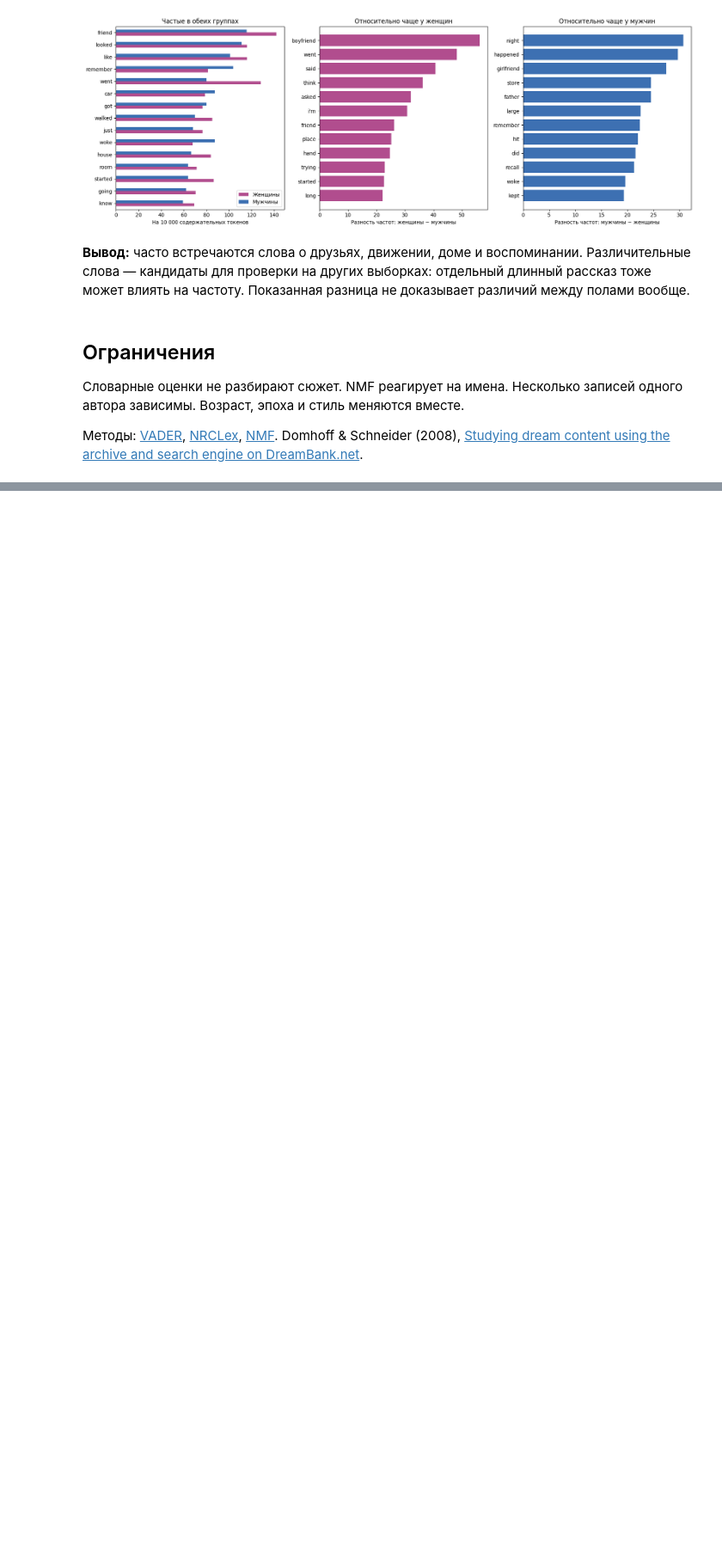
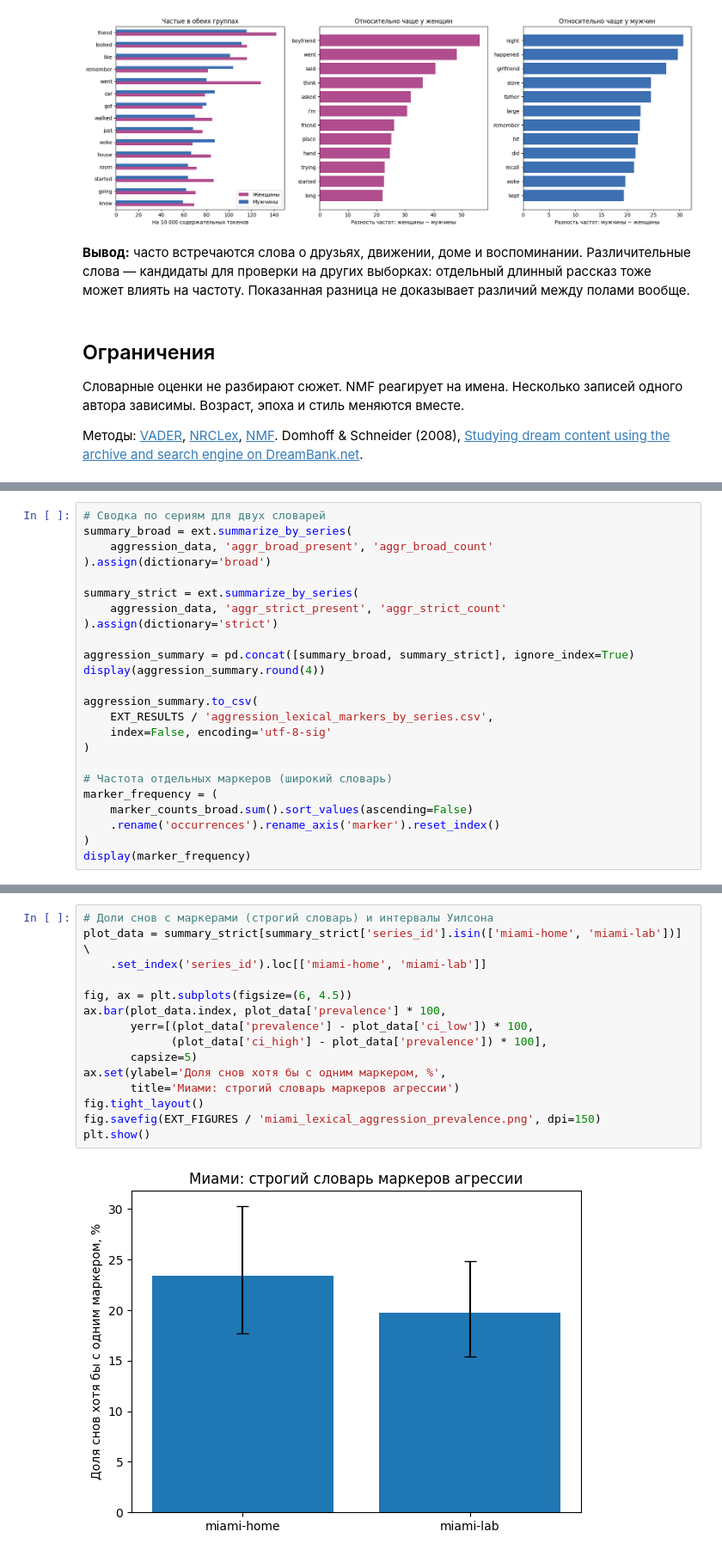
Before and after one commit to vorogurcov/dreambank-analysis, a Jupyter notebook: DreamPoly.ipynb, the cells around one changed output, grey strips where cells are left out. Shown at 86% size. Drawn from its saved outputs; the diff is of its cells as text; blank space fills up the shorter version.

```diff
--- a/DreamPoly.ipynb
+++ b/DreamPoly.ipynb
@@ -465,0 +542,24 @@ display(Markdown('**Вывод:** часто встречаются слова
+# %%
+# Сводка по сериям для двух словарей
+summary_broad = ext.summarize_by_series(
+    aggression_data, 'aggr_broad_present', 'aggr_broad_count'
+).assign(dictionary='broad')
+
+summary_strict = ext.summarize_by_series(
+    aggression_data, 'aggr_strict_present', 'aggr_strict_count'
+).assign(dictionary='strict')
+
+aggression_summary = pd.concat([summary_broad, summary_strict], ignore_index=True)
+display(aggression_summary.round(4))
+
+aggression_summary.to_csv(
+    EXT_RESULTS / 'aggression_lexical_markers_by_series.csv',
+    index=False, encoding='utf-8-sig'
+)
+
+# Частота отдельных маркеров (широкий словарь)
+marker_frequency = (
+    marker_counts_broad.sum().sort_values(ascending=False)
+    .rename('occurrences').rename_axis('marker').reset_index()
+)
+display(marker_frequency)
@@ -465,0 +958,17 @@ display(Markdown('**Вывод:** часто встречаются слова
+# %%
+# Доли снов с маркерами (строгий словарь) и интервалы Уилсона
+plot_data = summary_strict[summary_strict['series_id'].isin(['miami-home', 'miami-lab'])] \
+    .set_index('series_id').loc[['miami-home', 'miami-lab']]
+
+fig, ax = plt.subplots(figsize=(6, 4.5))
+ax.bar(plot_data.index, plot_data['prevalence'] * 100,
+       yerr=[(plot_data['prevalence'] - plot_data['ci_low']) * 100,
+             (plot_data['ci_high'] - plot_data['prevalence']) * 100],
+       capsize=5)
+ax.set(ylabel='Доля снов хотя бы с одним маркером, %',
+       title='Миами: строгий словарь маркеров агрессии')
+fig.tight_layout()
+fig.savefig(EXT_FIGURES / 'miami_lexical_aggression_prevalence.png', dpi=150)
+plt.show()
+# %% [output]
+[figure, added]
```
Also changed, not shown: parts of 42 cells of this notebook, 1 other file.
